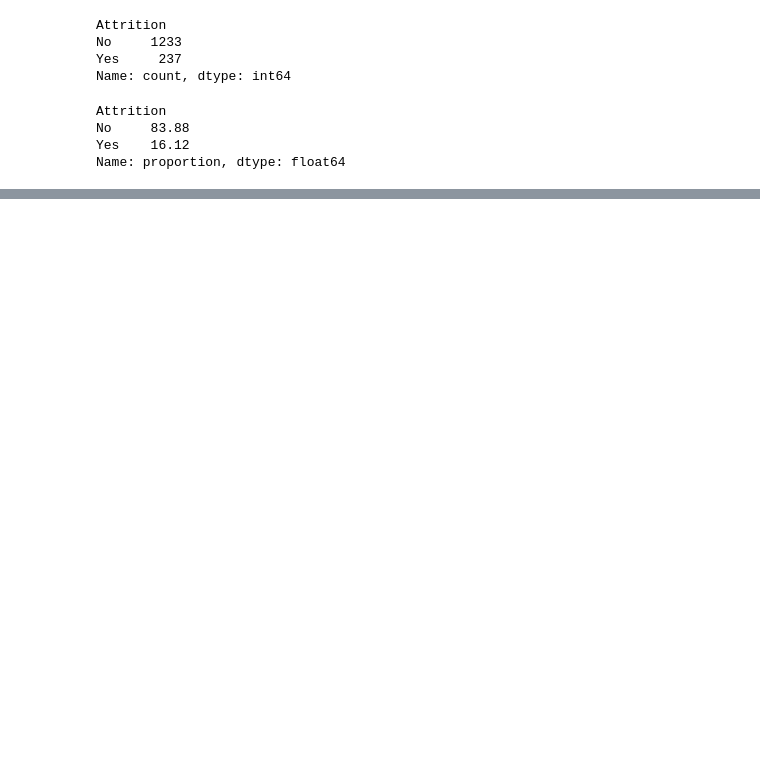
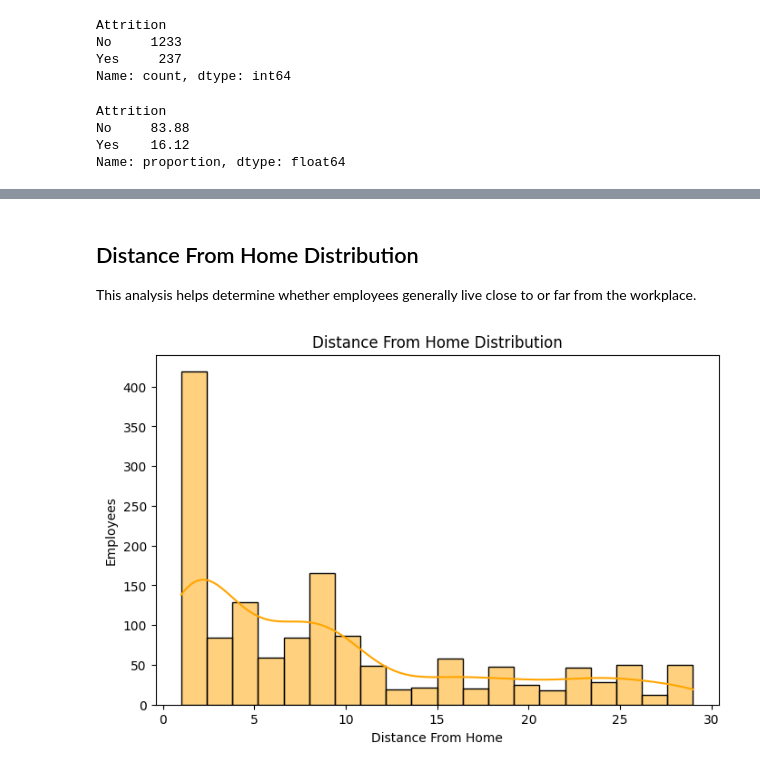
Before and after one commit to Dhineshmurali12/HR-Analytics-Employee-Attrition-Dashboard, a Jupyter notebook: notebooks/01_Data_Understanding.ipynb, the cells around one changed output, grey strips where cells are left out. Cells and saved outputs as stored; diff of their text form; code cells hidden in the pictures; blank space fills up the shorter version.

```diff
--- a/notebooks/01_Data_Understanding.ipynb
+++ b/notebooks/01_Data_Understanding.ipynb
@@ -147,0 +379,22 @@ Name: proportion, dtype: float64
+# %% [markdown]
+## Distance From Home Distribution
+
+This analysis helps determine whether employees generally live close to or far from the workplace.
+# %%
+plt.figure(figsize=(8,5))
+
+sns.histplot(
+    data=df,
+    x="DistanceFromHome",
+    bins=20,
+    kde=True,
+    color="orange"
+)
+
+plt.title("Distance From Home Distribution")
+plt.xlabel("Distance From Home")
+plt.ylabel("Employees")
+
+plt.show()
+# %% [output]
+[figure, added]
```
Also changed, not shown: parts of 34 cells of this notebook, 1 other file.
